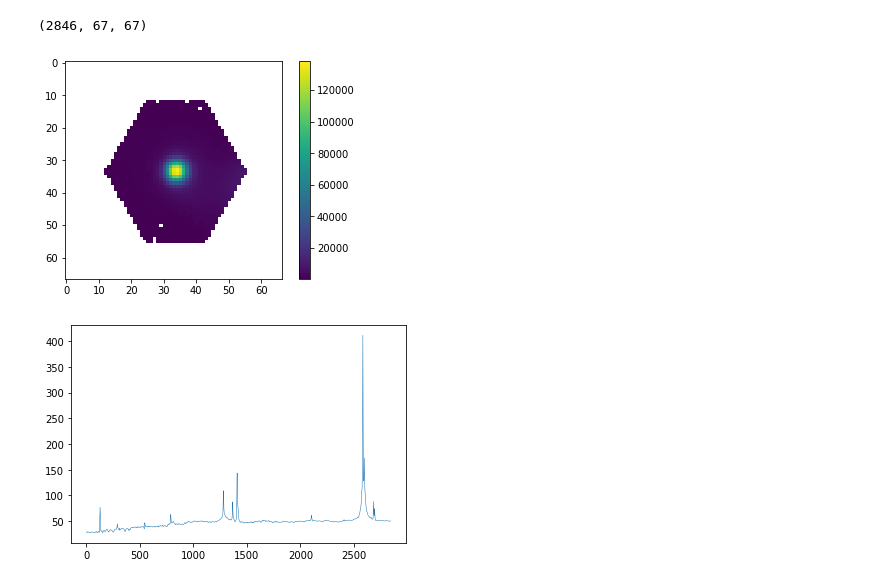
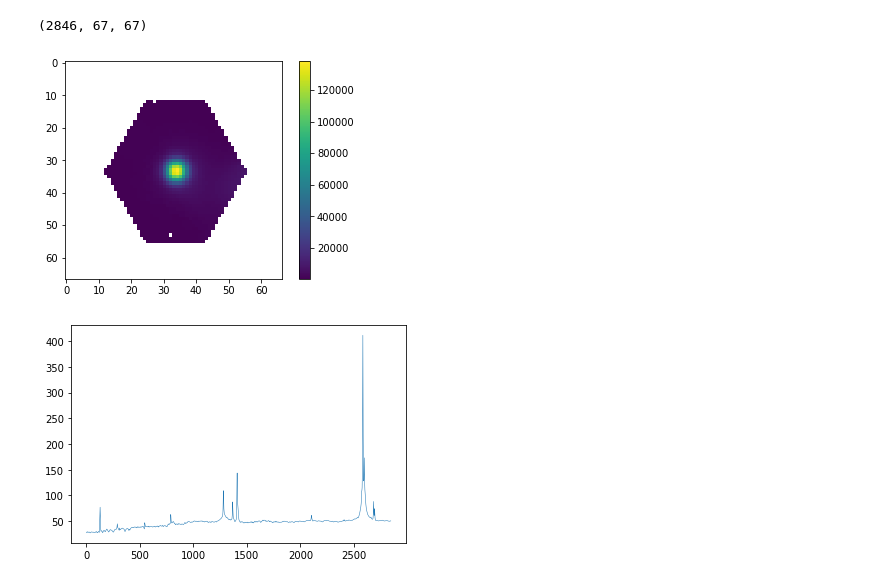
Before and after one commit to beckynevin/AGN_Subtraction, a Jupyter notebook: AGN_Sub.ipynb, the cells around one changed output. Drawn from its saved outputs; the diff is of its cells as text; code cells hidden in the pictures.

```diff
--- a/AGN_Sub.ipynb
+++ b/AGN_Sub.ipynb
@@ -3,6 +3,8 @@
 # From a galaxy with a known AGN
 # 205 - 1 is a good example of this
 # I am trying to make a version of it that takes up less space on the SC (fully convolved etc)
+# %%
+view=1
 # %%
 # My new idea is to use one spaxel, an also to use a stellar template if necessary.
 import pyfits
@@ -11,16 +13,16 @@ import matplotlib.pyplot as plt
 import numpy.ma as ma
 # %%
 # The better way to do this is to construct a full 3D cube and work from there
-small = pyfits.open('small_cube_alt_shape_fg3_m12_205_1.fits')
+small = pyfits.open('cubes/small_cube_alt_shape_fg3_m12_205_'+str(view)+'.fits')
 print(np.shape(small[0].data))
 
 summed_specs = np.sum(small[0].data, axis=0)
 plt.imshow(ma.masked_where(summed_specs==0,summed_specs))
 plt.colorbar()
 plt.show()
 # %% [output]
 (2846, 67, 67)
-[figure, old version]
+[figure, new version]
 # %%
 # The first step is to determine the brightest spaxel
 coords = np.argwhere(summed_specs.max() == summed_specs)
```
Also changed, not shown: parts of 22 cells of this notebook.
